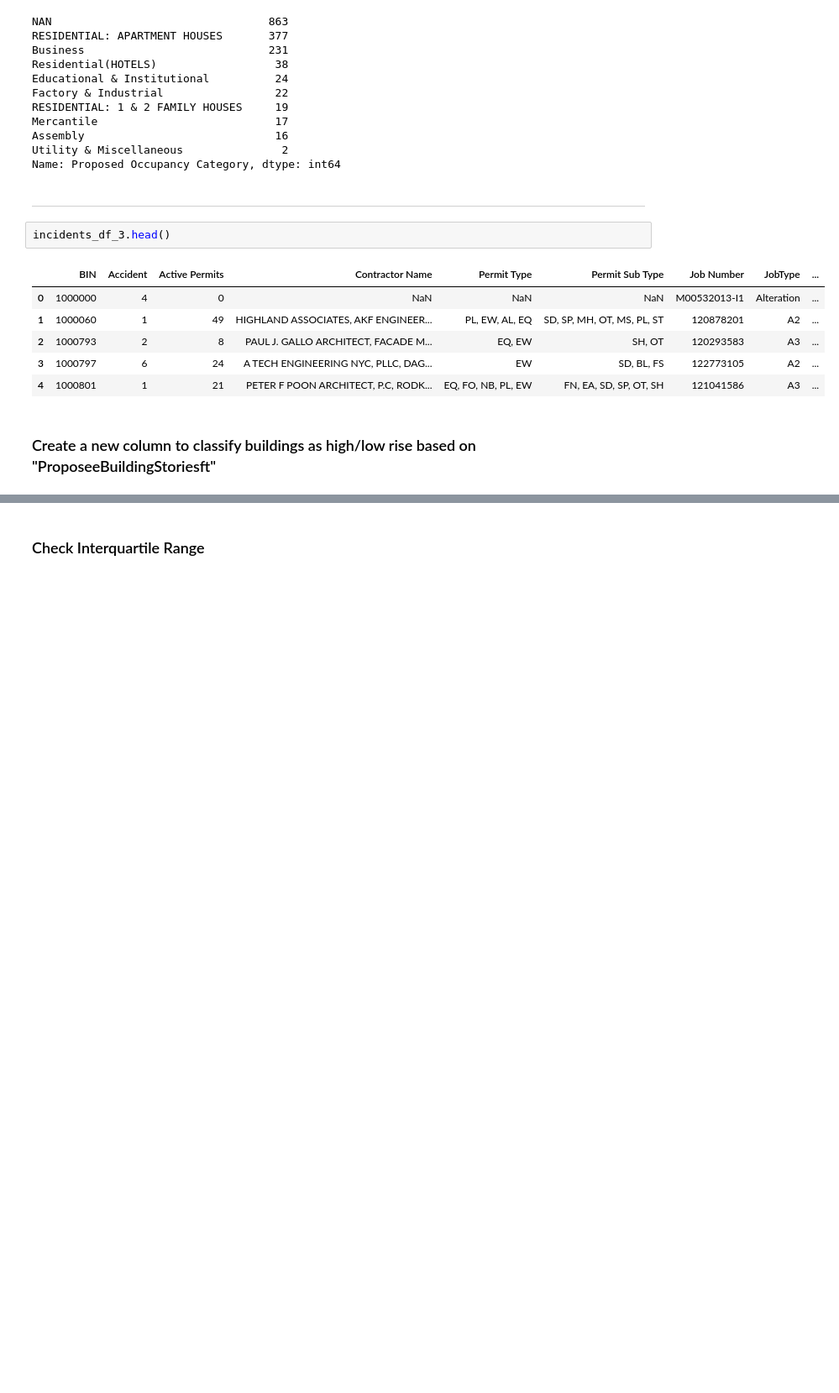
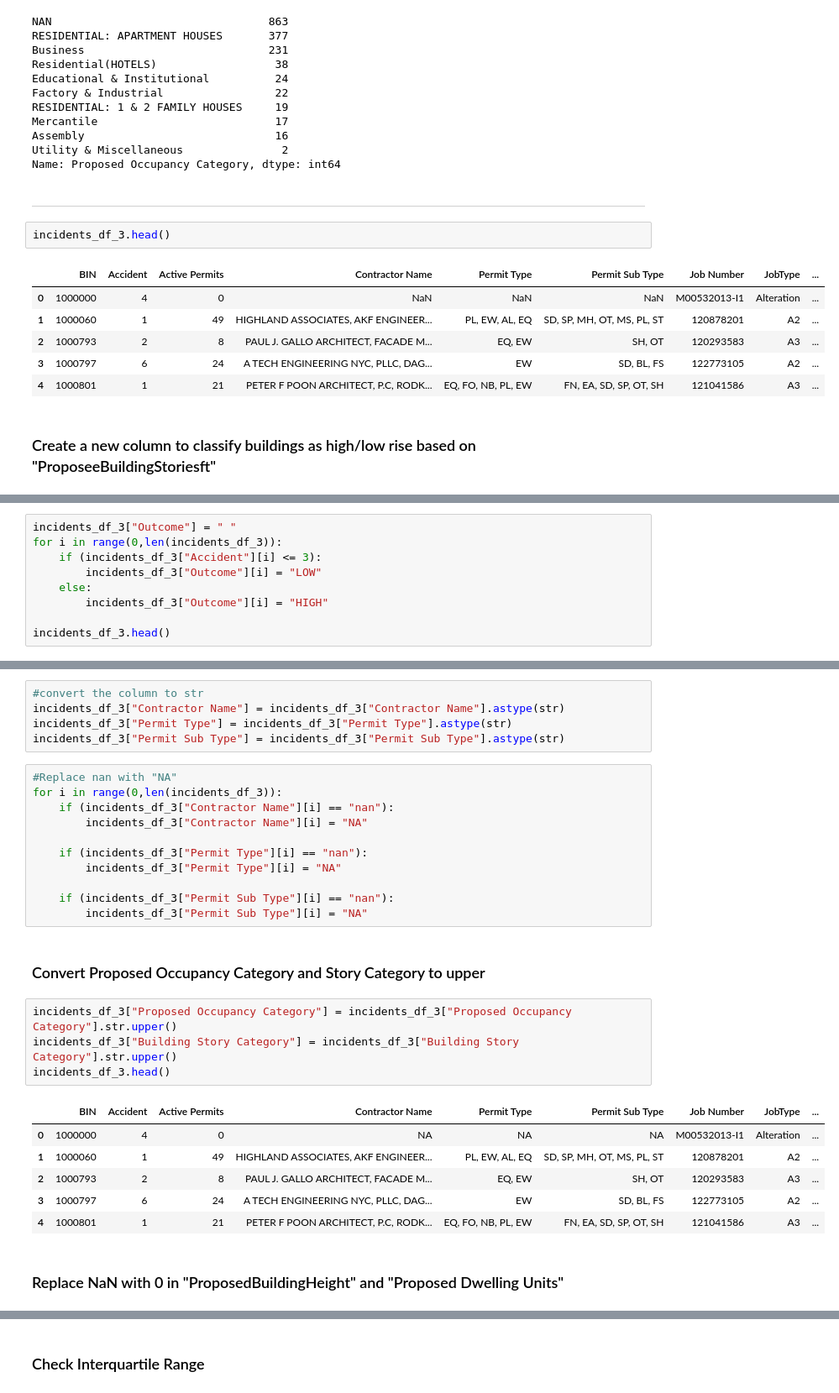
Before and after one commit to ahsan-fayyaz/DOB-Construction-Injury-Predictions, a Jupyter notebook: Data Cleaning.ipynb, the cells around one changed output, grey strips where cells are left out. Shown: that part at 84% size. Cells and saved outputs as stored; diff of their text form; blank space fills up the shorter version.

```diff
--- a/Data Cleaning.ipynb
+++ b/Data Cleaning.ipynb
@@ -827,0 +819,9 @@ dtype: object
+# %%
+incidents_df_3["Outcome"] = " "
+for i in range(0,len(incidents_df_3)):
+    if (incidents_df_3["Accident"][i] <= 3):
+        incidents_df_3["Outcome"][i] = "LOW"
+    else:
+        incidents_df_3["Outcome"][i] = "HIGH"
+
+incidents_df_3.head()
@@ -827,0 +846,31 @@ dtype: object
+# %%
+#convert the column to str
+incidents_df_3["Contractor Name"] = incidents_df_3["Contractor Name"].astype(str)
+incidents_df_3["Permit Type"] = incidents_df_3["Permit Type"].astype(str)
+incidents_df_3["Permit Sub Type"] = incidents_df_3["Permit Sub Type"].astype(str)
+# %%
+#Replace nan with "NA"
+for i in range(0,len(incidents_df_3)):
+    if (incidents_df_3["Contractor Name"][i] == "nan"):
+        incidents_df_3["Contractor Name"][i] = "NA"
+
+    if (incidents_df_3["Permit Type"][i] == "nan"):
+        incidents_df_3["Permit Type"][i] = "NA"
+
+    if (incidents_df_3["Permit Sub Type"][i] == "nan"):
+        incidents_df_3["Permit Sub Type"][i] = "NA"
+# %% [markdown]
+### Convert Proposed Occupancy Category and Story Category to upper
+# %%
+incidents_df_3["Proposed Occupancy Category"] = incidents_df_3["Proposed Occupancy Category"].str.upper()
+incidents_df_3["Building Story Category"] = incidents_df_3["Building Story Category"].str.upper()
+incidents_df_3.head()
+# %% [output]
+|  | BIN | Accident | Active Permits | Contractor Name | Permit Type | Permit Sub Type | Job Number | JobType | ... |
+| 0 | 1000000 | 4 | 0 | NA | NA | NA | M00532013-I1 | Alteration | ... |
+| 1 | 1000060 | 1 | 49 | HIGHLAND ASSOCIATES, AKF ENGINEER... | PL, EW, AL, EQ | SD, SP, MH, OT, MS, PL, ST | 120878201 | A2 | ... |
+| 2 | 1000793 | 2 | 8 | PAUL J. GALLO ARCHITECT, FACADE M... | EQ, EW | SH, OT | 120293583 | A3 | ... |
+| 3 | 1000797 | 6 | 24 | A TECH ENGINEERING NYC, PLLC, DAG... | EW | SD, BL, FS | 122773105 | A2 | ... |
+| 4 | 1000801 | 1 | 21 | PETER F POON ARCHITECT, P.C, RODK... | EQ, FO, NB, PL, EW | FN, EA, SD, SP, OT, SH | 121041586 | A3 | ... |
+# %% [markdown]
+### Replace NaN with 0 in "ProposedBuildingHeight" and "Proposed Dwelling Units"
```
Also changed, not shown: parts of 28 cells of this notebook.
